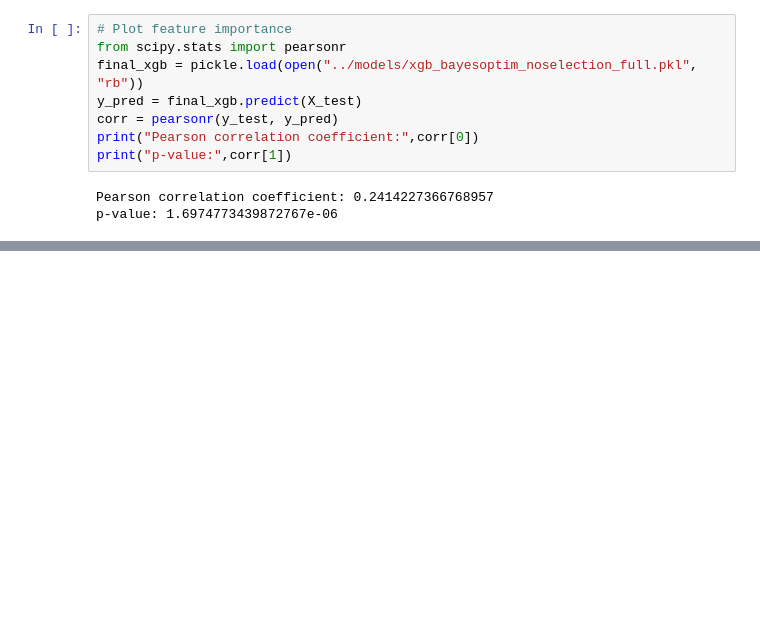
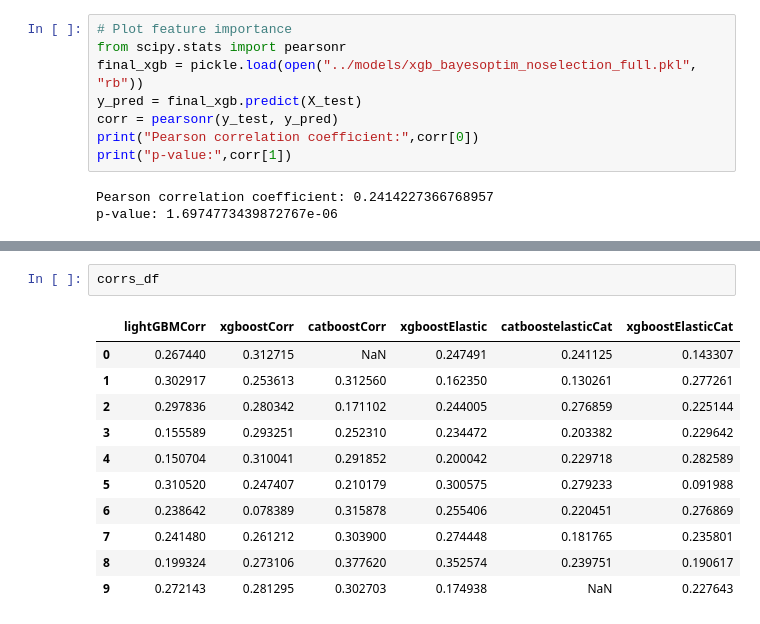
Before and after one commit to didrik1812/ProjectThesis, a Jupyter notebook: code/exploration.ipynb, the cells around one changed output, grey strips where cells are left out. Drawn from its saved outputs; the diff is of its cells as text; blank space fills up the shorter version.

```diff
--- a/code/exploration.ipynb
+++ b/code/exploration.ipynb
@@ -69,0 +168,14 @@ p-value: 1.6974773439872767e-06
+# %%
+corrs_df
+# %% [output]
+|  | lightGBMCorr | xgboostCorr | catboostCorr | xgboostElastic | catboostelasticCat | xgboostElasticCat |
+| 0 | 0.267440 | 0.312715 | NaN | 0.247491 | 0.241125 | 0.143307 |
+| 1 | 0.302917 | 0.253613 | 0.312560 | 0.162350 | 0.130261 | 0.277261 |
+| 2 | 0.297836 | 0.280342 | 0.171102 | 0.244005 | 0.276859 | 0.225144 |
+| 3 | 0.155589 | 0.293251 | 0.252310 | 0.234472 | 0.203382 | 0.229642 |
+| 4 | 0.150704 | 0.310041 | 0.291852 | 0.200042 | 0.229718 | 0.282589 |
+| 5 | 0.310520 | 0.247407 | 0.210179 | 0.300575 | 0.279233 | 0.091988 |
+| 6 | 0.238642 | 0.078389 | 0.315878 | 0.255406 | 0.220451 | 0.276869 |
+| 7 | 0.241480 | 0.261212 | 0.303900 | 0.274448 | 0.181765 | 0.235801 |
+| 8 | 0.199324 | 0.273106 | 0.377620 | 0.352574 | 0.239751 | 0.190617 |
+| 9 | 0.272143 | 0.281295 | 0.302703 | 0.174938 | NaN | 0.227643 |
```
Also changed, not shown: parts of 16 cells of this notebook, 19 other files.
